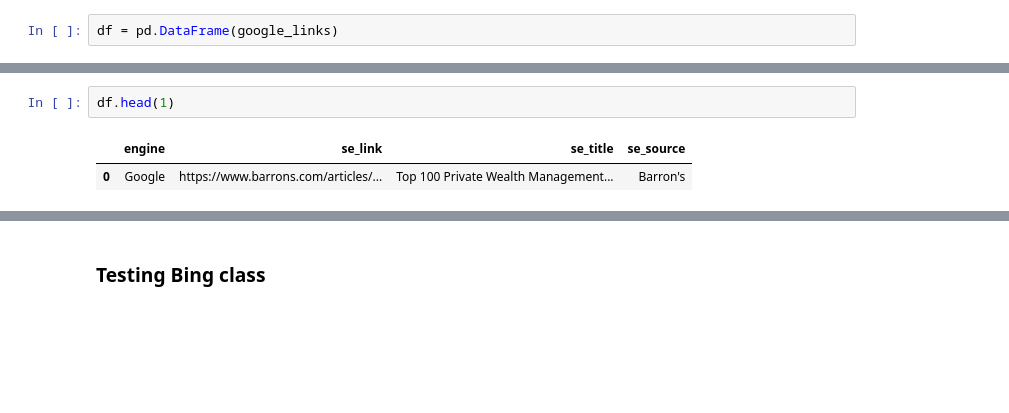
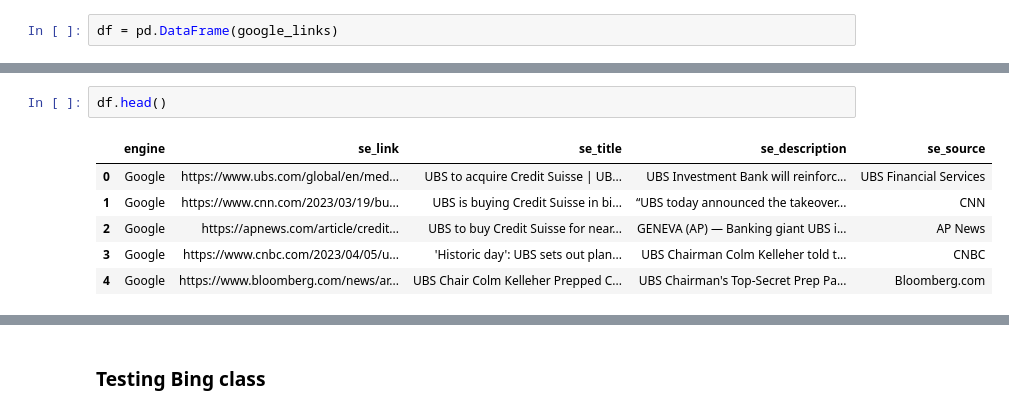
Before and after one commit to CAPSTONE-MIBA-G03/MIBA-2023-CAPSTONE-RB-NLP, a Jupyter notebook: ETL_Testing.ipynb, the cells around one changed output, grey strips where cells are left out. Cells and saved outputs as stored; diff of their text form; blank space fills up the shorter version.

Commit message:
Added description as parsed parameter by link extractor. Code in general can still be improved as always :)

```diff
--- a/ETL_Testing.ipynb
+++ b/ETL_Testing.ipynb
@@ -29,6 +30,10 @@ df.shape
 # %%
-df.head(1)
+df.head()
 # %% [output]
-|  | engine | se_link | se_title | se_source |
-| 0 | Google | https://www.barrons.com/articles/... | Top 100 Private Wealth Management... | Barron's |
+|  | engine | se_link | se_title | se_description | se_source |
+| 0 | Google | https://www.ubs.com/global/en/med... | UBS to acquire Credit Suisse | UB... | UBS Investment Bank will reinforc... | UBS Financial Services |
+| 1 | Google | https://www.cnn.com/2023/03/19/bu... | UBS is buying Credit Suisse in bi... | “UBS today announced the takeover... | CNN |
+| 2 | Google | https://apnews.com/article/credit... | UBS to buy Credit Suisse for near... | GENEVA (AP) — Banking giant UBS i... | AP News |
+| 3 | Google | https://www.cnbc.com/2023/04/05/u... | 'Historic day': UBS sets out plan... | UBS Chairman Colm Kelleher told t... | CNBC |
+| 4 | Google | https://www.bloomberg.com/news/ar... | UBS Chair Colm Kelleher Prepped C... | UBS Chairman's Top-Secret Prep Pa... | Bloomberg.com |
 # %%
```
Also changed, not shown: parts of 15 cells of this notebook, 1 other file.
